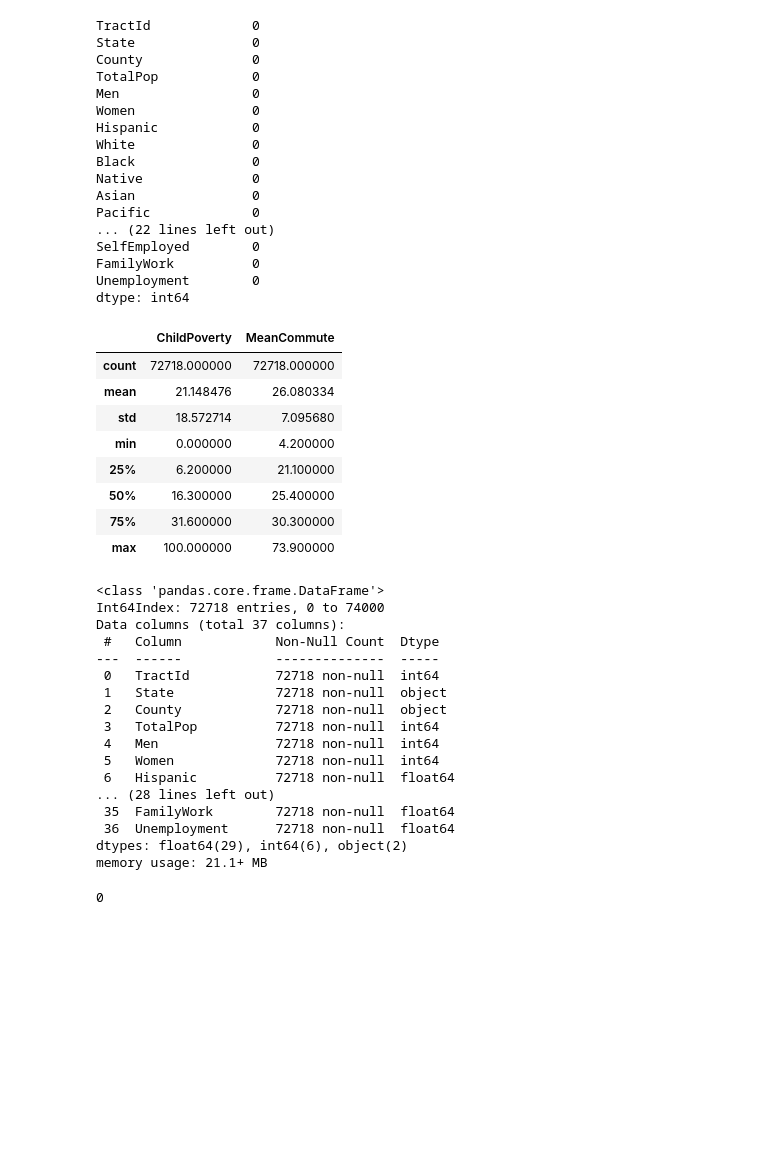
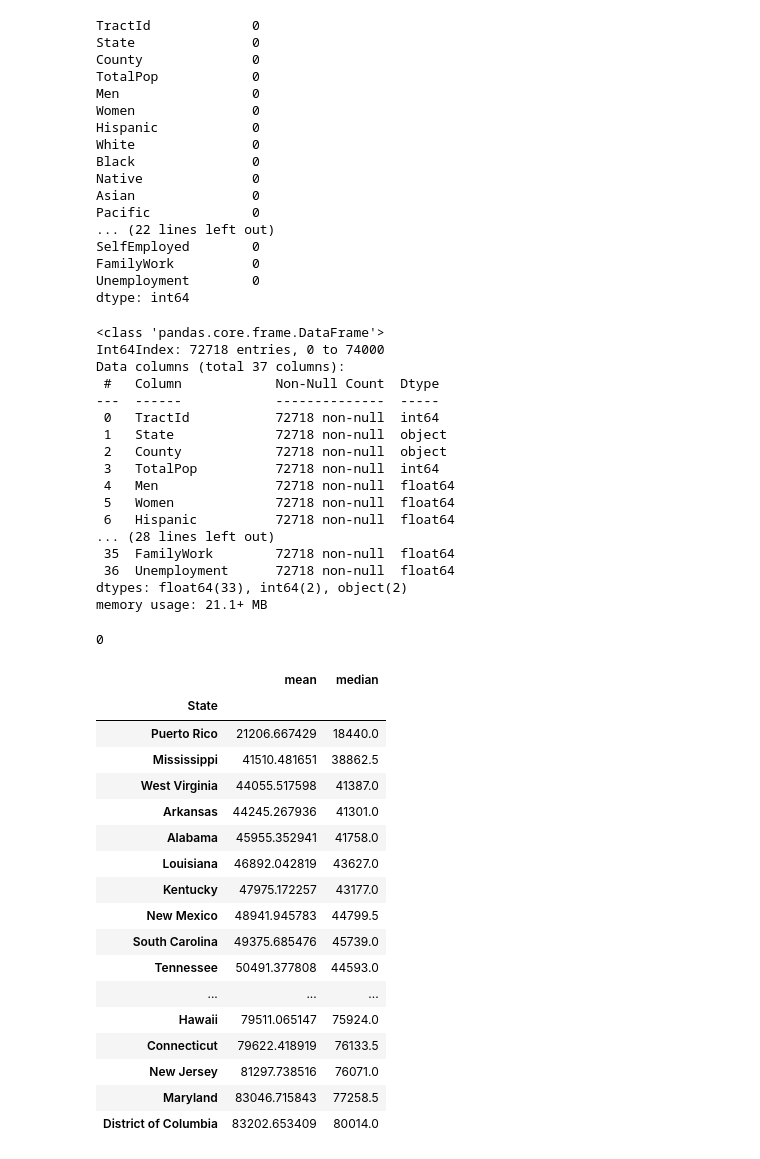
Before and after one commit to ewagaka/Demographic_data, a Jupyter notebook: demographic_analysis.ipynb, the cells around one changed output. Drawn from its saved outputs; the diff is of its cells as text; code cells hidden in the pictures; blank space fills up the shorter version.

```diff
--- a/demographic_analysis.ipynb
+++ b/demographic_analysis.ipynb
@@ -86,17 +86,7 @@ Unemployment        0
 dtype: int64
 # %%
 data.dropna(inplace=True)
-data = data.loc[data['TotalPop'] > 0]
+#data = data.loc[data['TotalPop'] > 0]
-# %% [output]
-|  | ChildPoverty | MeanCommute |
-| count | 72718.000000 | 72718.000000 |
-| mean | 21.148476 | 26.080334 |
-| std | 18.572714 | 7.095680 |
-| min | 0.000000 | 4.200000 |
-| 25% | 6.200000 | 21.100000 |
-| 50% | 16.300000 | 25.400000 |
-| 75% | 31.600000 | 30.300000 |
-| max | 100.000000 | 73.900000 |
 # %%
 data.info()
 # %% [output]
@@ -109,13 +99,13 @@ Data columns (total 37 columns):
  1   State             72718 non-null  object
  2   County            72718 non-null  object
  3   TotalPop          72718 non-null  int64
- 4   Men               72718 non-null  int64
- 5   Women             72718 non-null  int64
+ 4   Men               72718 non-null  float64
+ 5   Women             72718 non-null  float64
  6   Hispanic          72718 non-null  float64
 ... (28 lines left out)
  35  FamilyWork        72718 non-null  float64
  36  Unemployment      72718 non-null  float64
-dtypes: float64(29), int64(6), object(2)
+dtypes: float64(33), int64(2), object(2)
 memory usage: 21.1+ MB
 # %%
 data.duplicated().sum()
@@ -124,5 +114,23 @@ data.duplicated().sum()
 # %%
 data['State_freq']=data['State'].map(data['State'].value_counts()/72718)
 # %%
-demographic.groupby('State')['Income'].agg(['mean', 'median']).sort_values(by='mean')
-dem.drop(['TractId', 'County',  'IncomeErr', 'IncomePerCap', 'IncomePerCapErr'], axis=1, inplace=True)
+data.groupby('State')['Income'].agg(['mean', 'median']).sort_values(by='mean')
+# %% [output]
+|  | mean | median |
+| State |  |  |
+| Puerto Rico | 21206.667429 | 18440.0 |
+| Mississippi | 41510.481651 | 38862.5 |
+| West Virginia | 44055.517598 | 41387.0 |
+| Arkansas | 44245.267936 | 41301.0 |
+| Alabama | 45955.352941 | 41758.0 |
+| Louisiana | 46892.042819 | 43627.0 |
+| Kentucky | 47975.172257 | 43177.0 |
+| New Mexico | 48941.945783 | 44799.5 |
+| South Carolina | 49375.685476 | 45739.0 |
+| Tennessee | 50491.377808 | 44593.0 |
+| ... | ... | ... |
+| Hawaii | 79511.065147 | 75924.0 |
+| Connecticut | 79622.418919 | 76133.5 |
+| New Jersey | 81297.738516 | 76071.0 |
+| Maryland | 83046.715843 | 77258.5 |
+| District of Columbia | 83202.653409 | 80014.0 |
```
Also changed, not shown: parts of 7 cells of this notebook.
